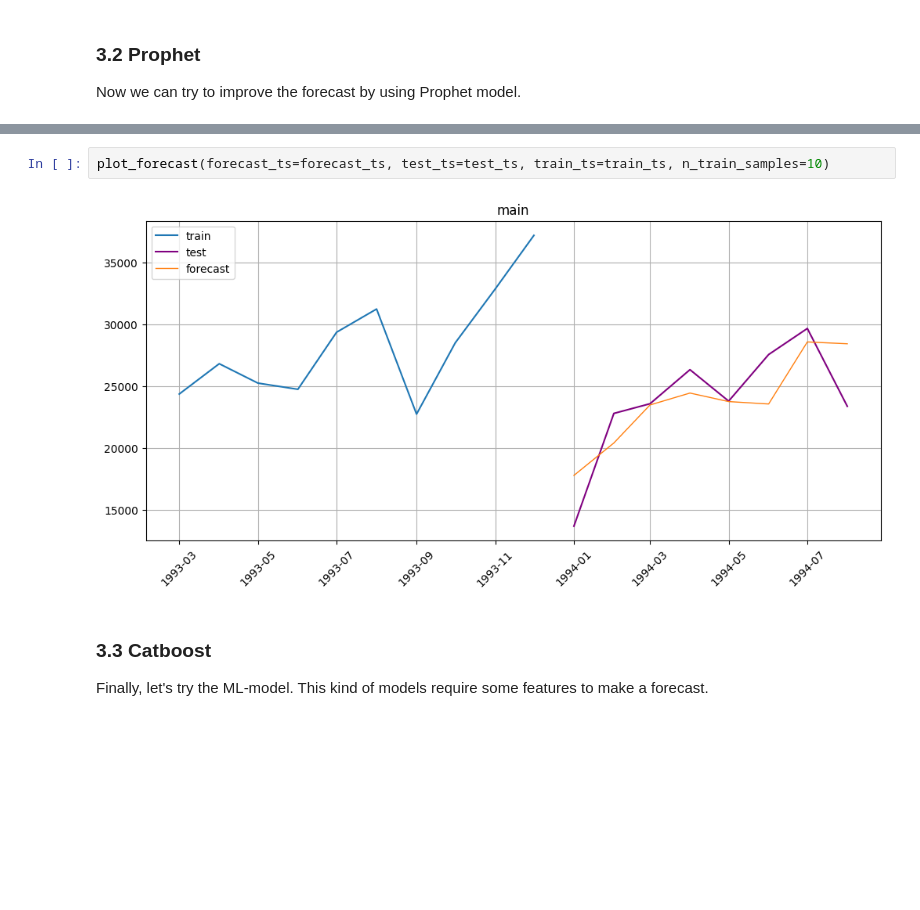
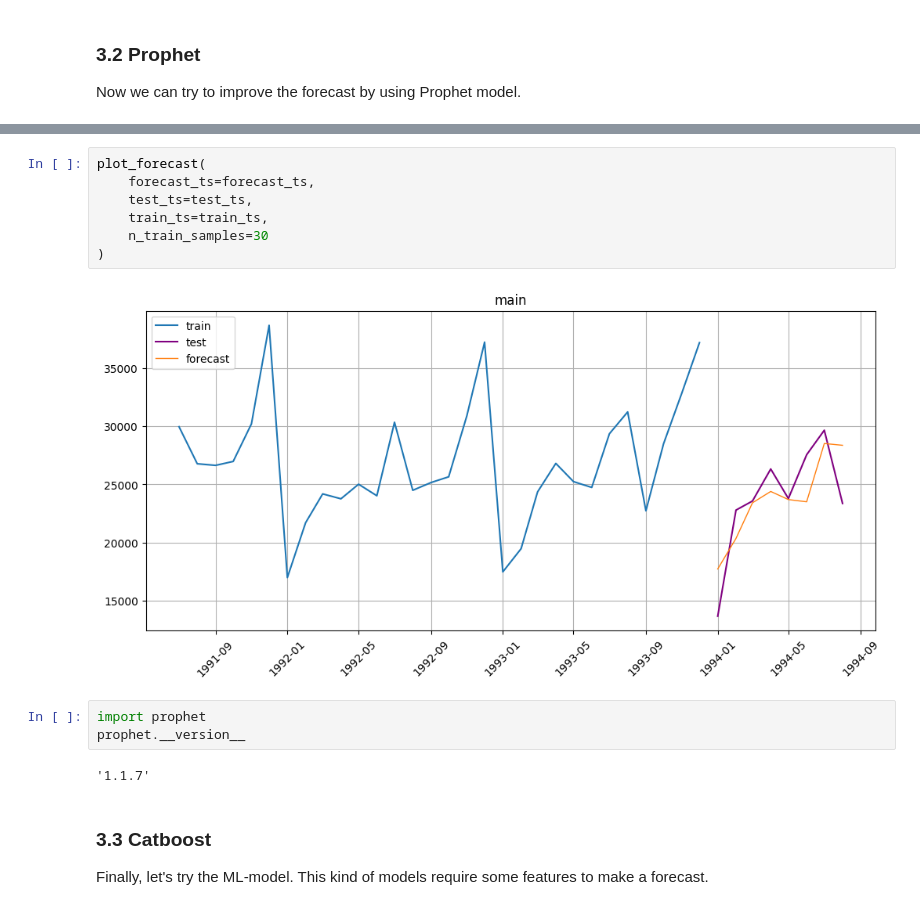
Before and after one commit to MinyaevAndrey/etna, a Jupyter notebook: examples/101-get_started.ipynb, the cells around one changed output, grey strips where cells are left out. Drawn from its saved outputs; the diff is of its cells as text; blank space fills up the shorter version.

```diff
--- a/examples/101-get_started.ipynb
+++ b/examples/101-get_started.ipynb
@@ -384,7 +394,17 @@ smape(y_true=test_ts, y_pred=forecast_ts)
 # %%
-plot_forecast(forecast_ts=forecast_ts, test_ts=test_ts, train_ts=train_ts, n_train_samples=10)
+plot_forecast(
+    forecast_ts=forecast_ts,
+    test_ts=test_ts,
+    train_ts=train_ts,
+    n_train_samples=30
+)
 # %% [output]
-[figure, old version]
+[figure, new version]
+# %%
+import prophet
+prophet.__version__
+# %% [output]
+'1.1.7'
 # %% [markdown]
 ### 3.3 Catboost <a class="anchor" id="section_3_3"></a>
 
```
Also changed, not shown: parts of 20 cells of this notebook.
